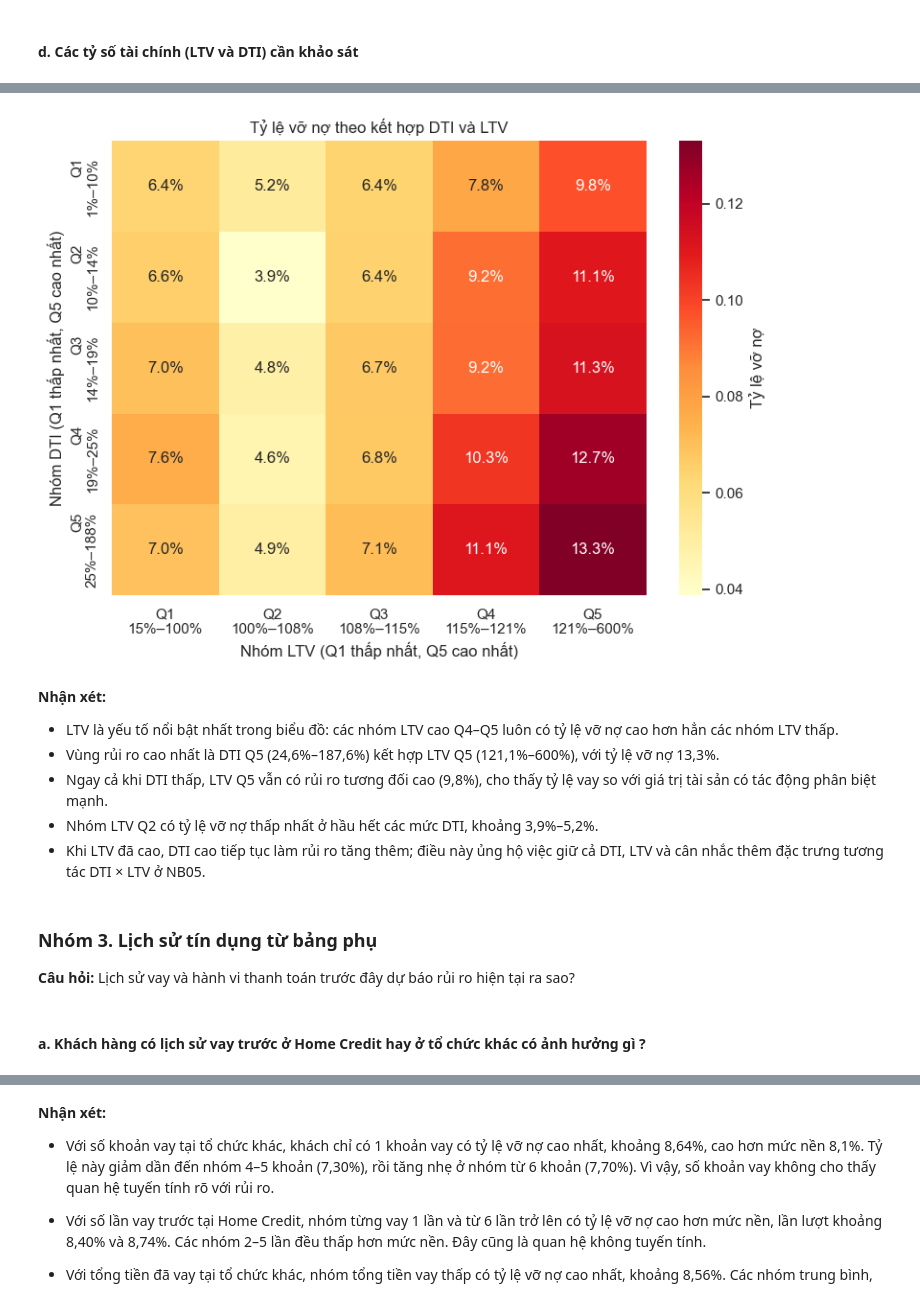
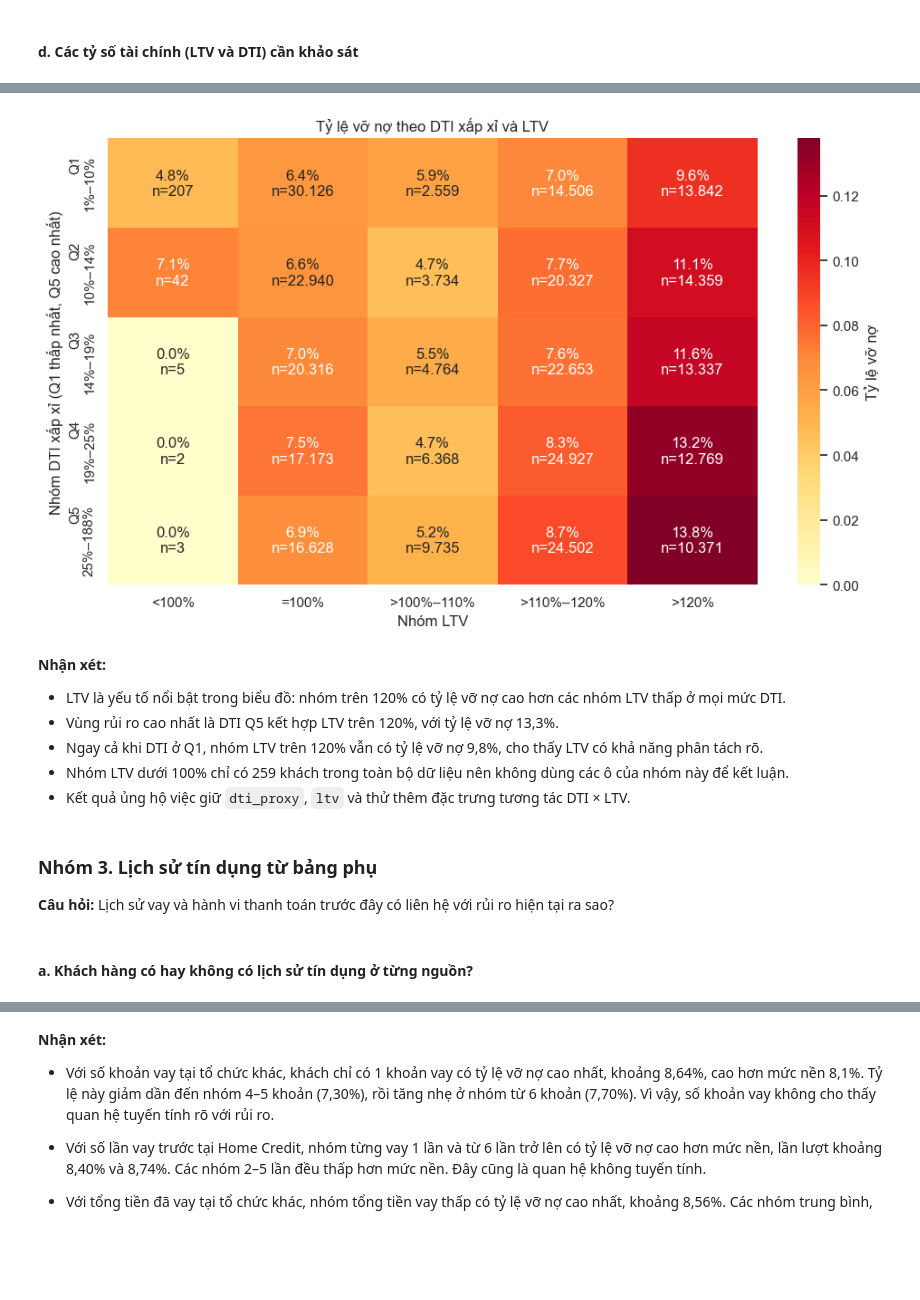
Before and after one commit to thanhhung9720001-collab/credit-risk-classifier, a Jupyter notebook: notebooks/04_eda_visualization.ipynb, the cells around one changed output, grey strips where cells are left out. Cells and saved outputs as stored; diff of their text form; code cells hidden in the pictures; blank space fills up the shorter version.

```diff
--- a/notebooks/04_eda_visualization.ipynb
+++ b/notebooks/04_eda_visualization.ipynb
@@ -740,7 +773,7 @@ ten_nhom = ['Rất thấp', 'Thấp', 'Trung bình', 'Cao', 'Rất cao']
 
 def tao_nhom_phan_vi(du_lieu, ten_cot):
     """
-    Chia một cột số thành 5 nhóm có quy mô gần tương đương.
+    Chia một cột số theo 5 phân vị; giá trị trùng tại mốc có thể làm quy mô nhóm lệch nhau.
     Nhãn nhóm hiển thị cả mức độ và khoảng giá trị thực tế.
     """
 
@@ -995,14 +1080,20 @@ display(tom_tat_ltv.style.format({'ty_le_vo_no': '{:.2%}'}))
 # %%
-# So sánh tỷ lệ vỡ nợ theo từng nhóm DTI và LTV.
-fig, axes = plt.subplots(1, 2, figsize=(18, 6))
-for ax, du_lieu, cot, tieu_de in [(axes[0], tom_tat_dti, 'nhom_dti', 'Tỷ lệ vỡ nợ theo DTI (Trả góp/Thu nhập)'), (axes[1], tom_tat_ltv, 'nhom_ltv', 'Tỷ lệ vỡ nợ theo LTV (Khoản vay/GT tài sản)')]:
+# So sánh tỷ lệ vỡ nợ theo ba tỷ số tài chính.
+fig, axes = plt.subplots(1, 3, figsize=(21, 6))
+cac_bieu_do = [
+    (axes[0], tom_tat_dti, 'nhom_dti', 'DTI xấp xỉ (Trả góp/Thu nhập)', 'Nhóm phân vị'),
+    (axes[1], tom_tat_credit_to_income, 'nhom_credit_to_income', 'Khoản vay/Thu nhập', 'Nhóm phân vị'),
+    (axes[2], tom_tat_ltv, 'nhom_ltv', 'LTV (Khoản vay/GT tài sản)', 'Nhóm LTV')
+]
+
+for ax, du_lieu, cot, tieu_de, nhan_truc_x in cac_bieu_do:
     sns.barplot(data=du_lieu, x=cot, y='ty_le_vo_no', color='#8CD17D', ax=ax)
     ax.axhline(ty_le_no_xau_nen, color='black', linestyle='--', label=f'Mức nền: {ty_le_no_xau_nen:.2%}')
     ax.set_title(tieu_de)
-    ax.set_xlabel('Nhóm tỷ số (Q1 thấp nhất, Q5 cao nhất)')
+    ax.set_xlabel(nhan_truc_x)
     ax.set_ylabel('Tỷ lệ vỡ nợ')
     ax.yaxis.set_major_formatter(ticker.PercentFormatter(1))
-    ax.tick_params(axis='x', labelsize=9)
+    ax.tick_params(axis='x', labelsize=8)
     ax.legend()
 plt.tight_layout()
 plt.show()
@@ -1017,26 +1108,41 @@ plt.show()
 - DTI và LTV đều là các đặc trưng phái sinh tiềm năng cho NB05; đặc biệt LTV cho khả năng phân tách rủi ro rõ hơn khi xét riêng lẻ.
 # %%
-# Kiểm tra tỷ lệ vỡ nợ khi kết hợp đồng thời DTI và LTV.
-bang_ket_hop_dti_ltv = pd.crosstab(df['nhom_dti'], df['nhom_ltv'], values=df['target'], aggfunc='mean')
-plt.figure(figsize=(8, 6))
-sns.heatmap(bang_ket_hop_dti_ltv, annot=True, fmt='.1%', cmap='YlOrRd', cbar_kws={'label': 'Tỷ lệ vỡ nợ'})
-plt.title('Tỷ lệ vỡ nợ theo kết hợp DTI và LTV')
-plt.xlabel('Nhóm LTV (Q1 thấp nhất, Q5 cao nhất)')
-plt.ylabel('Nhóm DTI (Q1 thấp nhất, Q5 cao nhất)')
+# Kiểm tra tỷ lệ vỡ nợ khi kết hợp DTI xấp xỉ và LTV.
+bang_ty_le_dti_ltv = pd.crosstab(
+    df['nhom_dti'], df['nhom_ltv'], values=df['target'], aggfunc='mean'
+)
+bang_so_luong_dti_ltv = pd.crosstab(df['nhom_dti'], df['nhom_ltv'])
+
+# Mỗi ô hiển thị cả tỷ lệ vỡ nợ và số khách hàng để tránh diễn giải nhóm quá nhỏ.
+nhan_heatmap = bang_ty_le_dti_ltv.copy().astype(object)
+for hang in bang_ty_le_dti_ltv.index:
+    for cot in bang_ty_le_dti_ltv.columns:
+        ty_le = bang_ty_le_dti_ltv.loc[hang, cot]
+        so_luong = bang_so_luong_dti_ltv.loc[hang, cot]
+        nhan_heatmap.loc[hang, cot] = f'{ty_le:.1%}\nn={so_luong:,.0f}'.replace(',', '.')
+
+plt.figure(figsize=(10, 6))
+sns.heatmap(
+    bang_ty_le_dti_ltv, annot=nhan_heatmap, fmt='', cmap='YlOrRd',
+    cbar_kws={'label': 'Tỷ lệ vỡ nợ'}
+)
+plt.title('Tỷ lệ vỡ nợ theo DTI xấp xỉ và LTV')
+plt.xlabel('Nhóm LTV')
+plt.ylabel('Nhóm DTI xấp xỉ (Q1 thấp nhất, Q5 cao nhất)')
 plt.tight_layout()
 plt.show()
 # %% [output]
-[figure, old version]
+[figure, new version]
 # %% [markdown]
 **Nhận xét:**
-- LTV là yếu tố nổi bật nhất trong biểu đồ: các nhóm LTV cao Q4–Q5 luôn có tỷ lệ vỡ nợ cao hơn hẳn các nhóm LTV thấp.
-- Vùng rủi ro cao nhất là DTI Q5 (24,6%–187,6%) kết hợp LTV Q5 (121,1%–600%), với tỷ lệ vỡ nợ 13,3%.
-- Ngay cả khi DTI thấp, LTV Q5 vẫn có rủi ro tương đối cao (9,8%), cho thấy tỷ lệ vay so với giá trị tài sản có tác động phân biệt mạnh.
-- Nhóm LTV Q2 có tỷ lệ vỡ nợ thấp nhất ở hầu hết các mức DTI, khoảng 3,9%–5,2%.
-- Khi LTV đã cao, DTI cao tiếp tục làm rủi ro tăng thêm; điều này ủng hộ việc giữ cả DTI, LTV và cân nhắc thêm đặc trưng tương tác DTI × LTV ở NB05.
+- LTV là yếu tố nổi bật trong biểu đồ: nhóm trên 120% có tỷ lệ vỡ nợ cao hơn các nhóm LTV thấp ở mọi mức DTI.
+- Vùng rủi ro cao nhất là DTI Q5 kết hợp LTV trên 120%, với tỷ lệ vỡ nợ 13,3%.
+- Ngay cả khi DTI ở Q1, nhóm LTV trên 120% vẫn có tỷ lệ vỡ nợ 9,8%, cho thấy LTV có khả năng phân tách rõ.
+- Nhóm LTV dưới 100% chỉ có 259 khách trong toàn bộ dữ liệu nên không dùng các ô của nhóm này để kết luận.
+- Kết quả ủng hộ việc giữ `dti_proxy`, `ltv` và thử thêm đặc trưng tương tác DTI × LTV.
 # %% [markdown]
 ### Nhóm 3. Lịch sử tín dụng từ bảng phụ
-**Câu hỏi:** Lịch sử vay và hành vi thanh toán trước đây dự báo rủi ro hiện tại ra sao?
+**Câu hỏi:** Lịch sử vay và hành vi thanh toán trước đây có liên hệ với rủi ro hiện tại ra sao?
 # %% [markdown]
-#### a. Khách hàng có lịch sử vay trước ở Home Credit hay ở tổ chức khác có ảnh hưởng gì ?
+#### a. Khách hàng có hay không có lịch sử tín dụng ở từng nguồn?
 # %%
```
Also changed, not shown: parts of 138 cells of this notebook, 1 other file.
